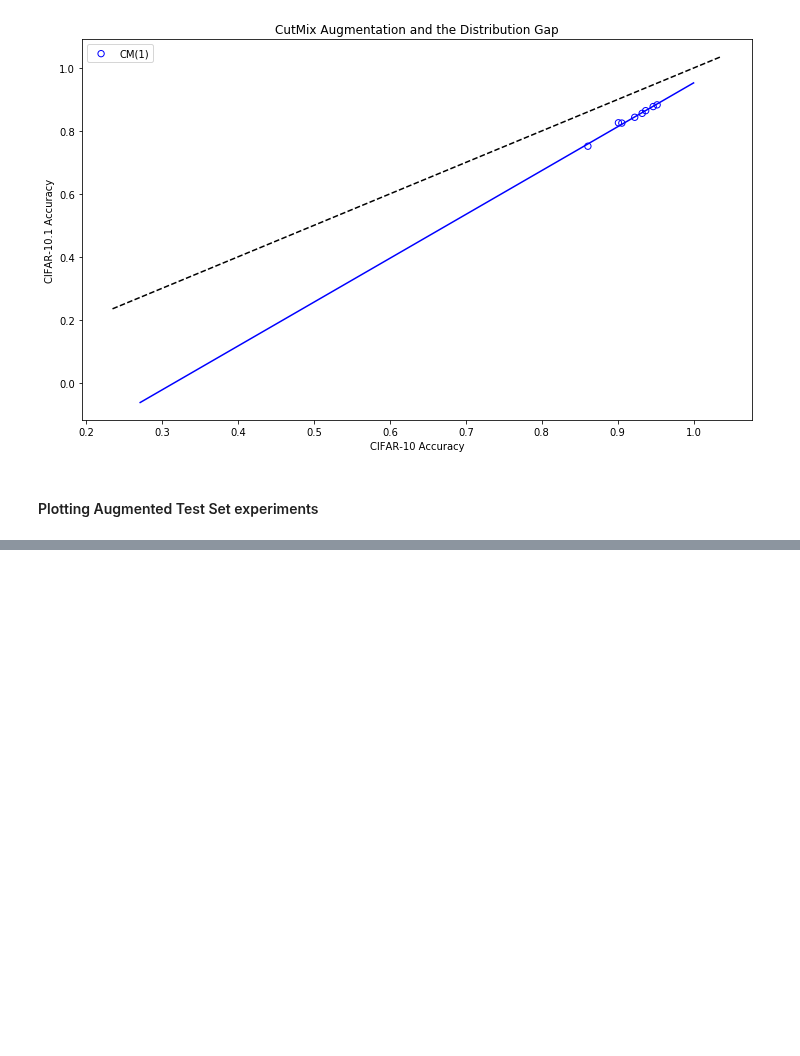
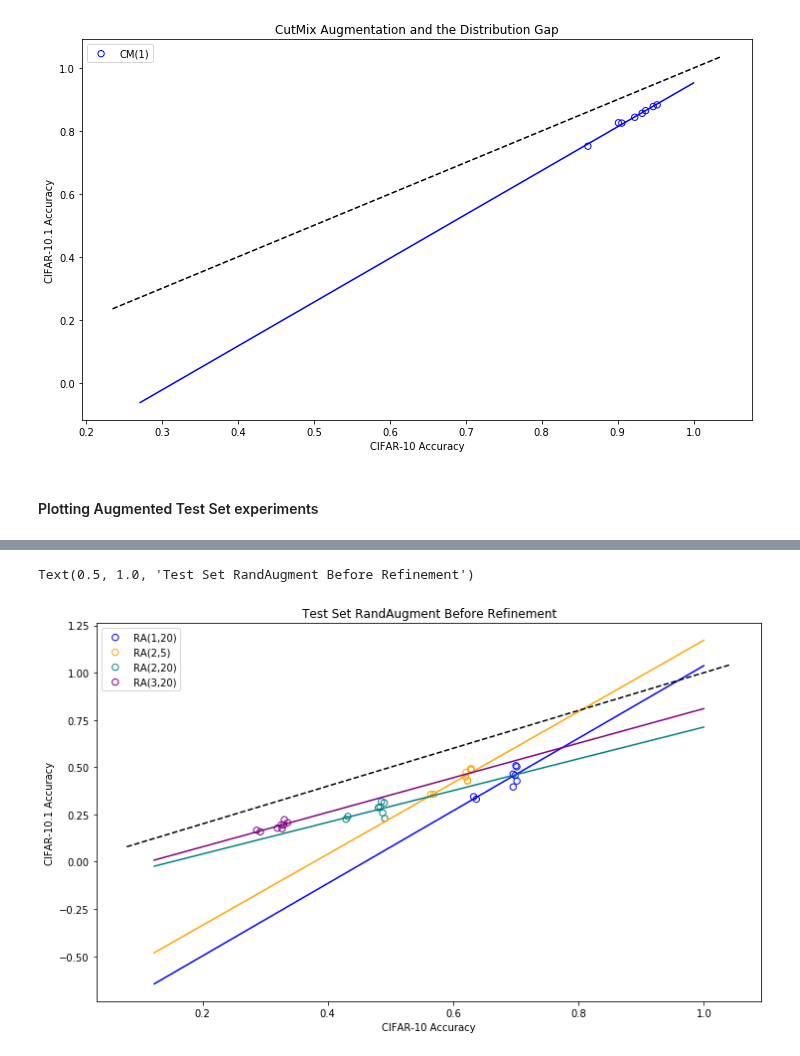
Before and after one commit to danzisar/w210-capstone, a Jupyter notebook: analysis/Results_scatterplot.ipynb, the cells around one changed output, grey strips where cells are left out. Drawn from its saved outputs; the diff is of its cells as text; code cells hidden in the pictures; blank space fills up the shorter version.

```diff
--- a/analysis/Results_scatterplot.ipynb
+++ b/analysis/Results_scatterplot.ipynb
@@ -458,0 +470,35 @@ Text(0.5, 1.0, 'Test Set RandAugment and the Distribution Gap')
+# %%
+# alternative setup to split if the training has no refinement
+df_subset = df[np.logical_not(df['Checkpoint'].str.contains('00050'))]
+training_types = df_subset['hue'].unique()
+
+colors = ['blue', 'orange', 'teal', 'purple', 'red']
+i = 0
+for traintype in training_types:
+    df_temp = df_subset[df_subset['hue'] == traintype]
+    x = df_temp[df_temp["cifar10"]]['Accuracy']
+    y = df_temp[df_temp["cifar101"]]['Accuracy']
+    color_tmp = colors[i]
+    plt.scatter(x,y, s = 40, facecolors = 'none', edgecolors = color_tmp, label = hue_to_label(traintype))
+    z = np.polyfit(x, y, 1)
+    p = np.poly1d(z)
+    lin_x = np.linspace(np.min(df['Accuracy']), 1, 10)
+    plt.plot(lin_x,p(lin_x), color = color_tmp)
+    i += 1
+
+def abline(slope, intercept):
+    """Plot a line from slope and intercept"""
+    axes = plt.gca()
+    x_vals = np.array(axes.get_xlim())
+    y_vals = intercept + slope * x_vals
+    plt.plot(x_vals, y_vals, '--', color = "black")
+
+
+abline(1, 0)
+plt.legend()
+plt.ylabel("CIFAR-10.1 Accuracy")
+plt.xlabel("CIFAR-10 Accuracy")
+plt.title("Test Set RandAugment Before Refinement")
+# %% [output]
+Text(0.5, 1.0, 'Test Set RandAugment Before Refinement')
+[figure, added]
```
Also changed, not shown: parts of 2 cells of this notebook.
